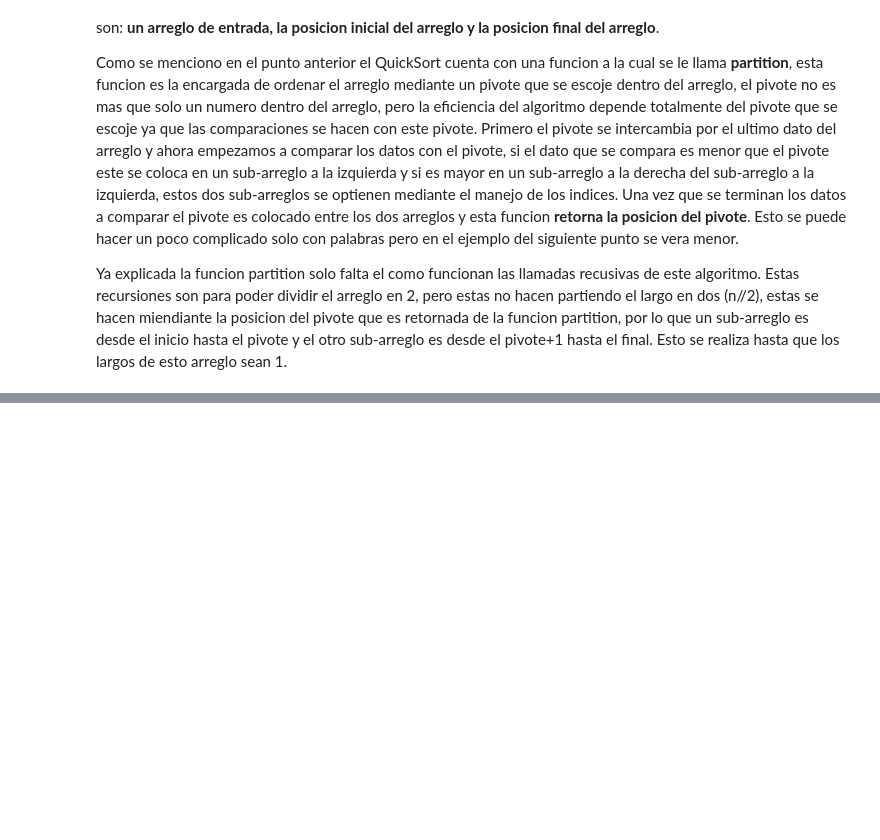
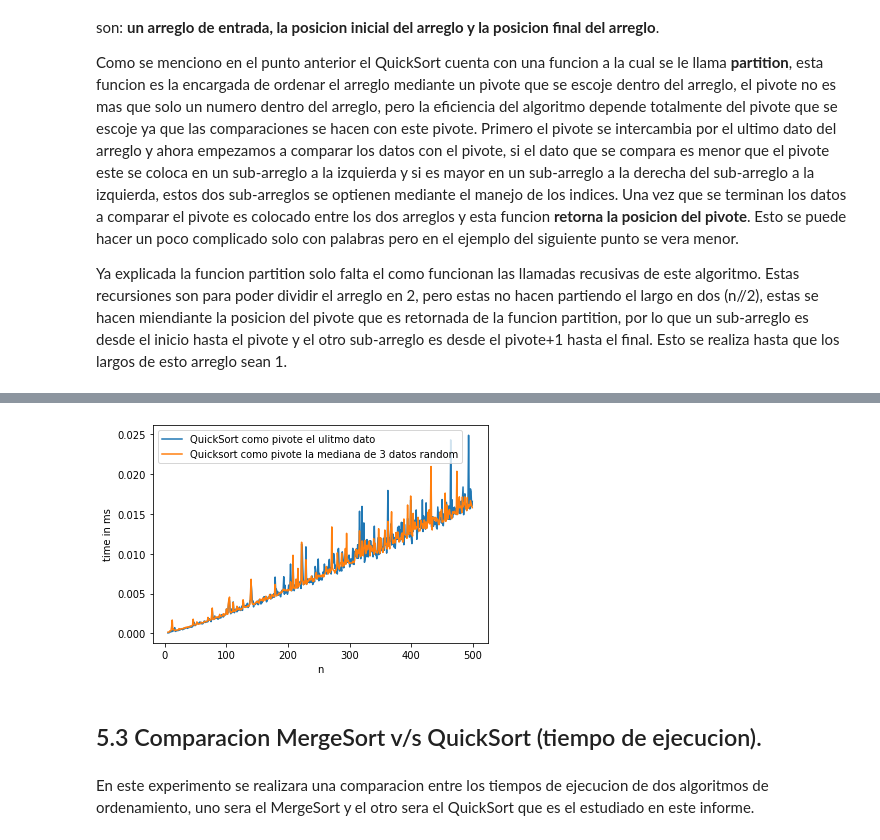
Before and after one commit to CharlyAguirre/ADA-informes, a Jupyter notebook: QuickSort.ipynb, the cells around one changed output, grey strips where cells are left out. Drawn from its saved outputs; the diff is of its cells as text; code cells hidden in the pictures; blank space fills up the shorter version.

Commit message:
Actualizacion del informe

```diff
--- a/QuickSort.ipynb
+++ b/QuickSort.ipynb
@@ -114 +401,41 @@ El arreglo principal:[1, 3, 4, 5, 9, 12].
+# %%
+from numpy.core.fromnumeric import size
+import matplotlib.pyplot as plt
+import datetime
+from timeit import repeat
+import random
+
+x=[]; y=[]; y2=[]
+
+cont = 0
+
+for n in range(5,500):
+
+  a = random.sample(range(1, 1000), n)
+  arr = a
+
+  largo = len(a) - 1
+
+  #la función repeat está ejecutando 20 veces bubble_sort con el arreglo a y retorna el mejor tiempo obtenido.
+  t = repeat(setup="from __main__ import quicksort", stmt=f"quicksort({arr},{0},{largo})", repeat=1, number=10)
+  t2 = repeat(setup="from __main__ import quicksort2", stmt=f"quicksort2({a},{0},{largo})", repeat=1, number=10)
+
+  x.append(n)
+  y.append(t)
+  y2.append(t2)
+
+plt.plot(x,y)
+plt.plot(x,y2)
+
+plt.legend(["QuickSort como pivote el ulitmo dato","Quicksort como pivote la mediana de 3 datos random"])
+
+plt.xlabel('n')
+plt.ylabel('time in ms')
+plt.show()
+# %% [output]
+[figure, added]
+# %% [markdown]
+## 5.3 Comparacion MergeSort v/s QuickSort (tiempo de ejecucion).
+# %% [markdown]
+En este experimento se realizara una comparacion entre los tiempos de ejecucion de dos algoritmos de ordenamiento, uno sera el MergeSort y el otro sera el QuickSort que es el estudiado en este informe.
 # %%
```
Also changed, not shown: parts of 15 cells of this notebook.
